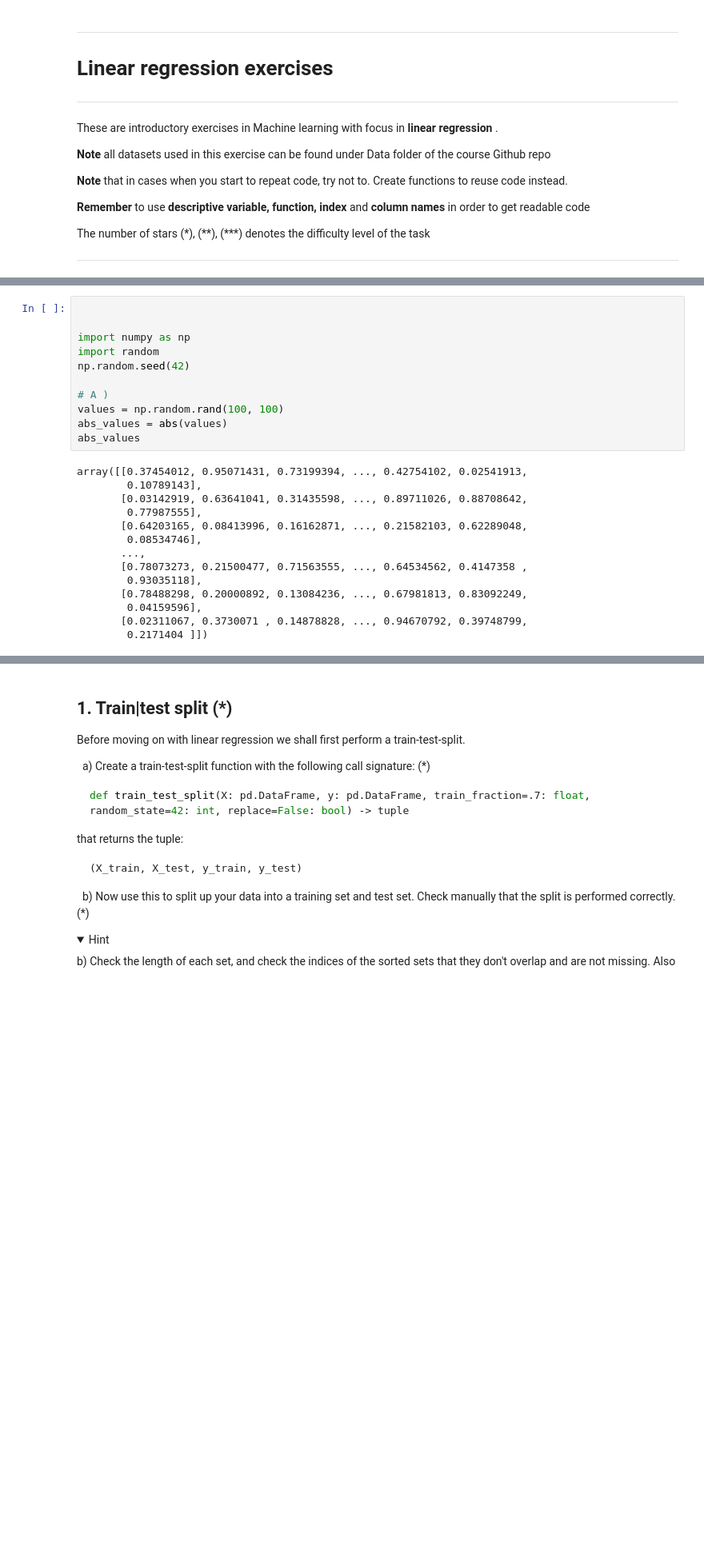
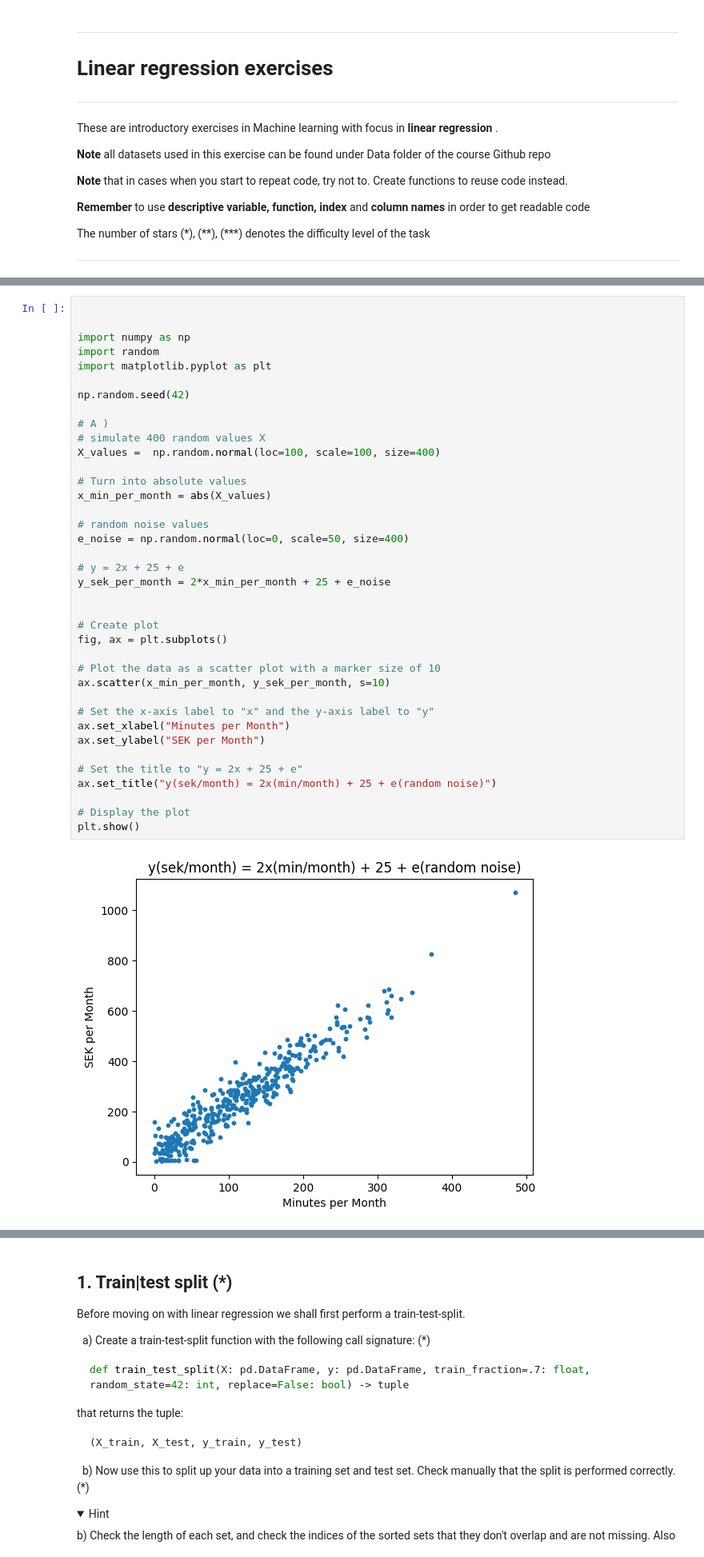
Before and after one commit to smlatic/Machine-Learning-ITHS, a Jupyter notebook: Exercises/E00_linear_regression.ipynb, the cells around one changed output, grey strips where cells are left out. Shown: that part at 80% size. Saved outputs shown, nothing was run; the diff lists cells and outputs as text; folded sections open; blank space fills up the shorter version.

```diff
--- a/Exercises/E00_linear_regression.ipynb
+++ b/Exercises/E00_linear_regression.ipynb
@@ -76,28 +76,43 @@ df.head()
 </details>
 
 ---
-# %%
-
-
-import numpy as np
-import random
-np.random.seed(42)
-
-# A )
-values = np.random.rand(100, 100)
-abs_values = abs(values)
-abs_values
-# %% [output]
-array([[0.37454012, 0.95071431, 0.73199394, ..., 0.42754102, 0.02541913,
-        0.10789143],
-       [0.03142919, 0.63641041, 0.31435598, ..., 0.89711026, 0.88708642,
-        0.77987555],
-       [0.64203165, 0.08413996, 0.16162871, ..., 0.21582103, 0.62289048,
-        0.08534746],
-       ...,
-       [0.78073273, 0.21500477, 0.71563555, ..., 0.64534562, 0.4147358 ,
-        0.93035118],
-       [0.78488298, 0.20000892, 0.13084236, ..., 0.67981813, 0.83092249,
-        0.04159596],
-       [0.02311067, 0.3730071 , 0.14878828, ..., 0.94670792, 0.39748799,
-        0.2171404 ]])
+# %%
+
+
+import numpy as np
+import random
+import matplotlib.pyplot as plt
+
+np.random.seed(42)
+
+# A )
+# simulate 400 random values X
+X_values =  np.random.normal(loc=100, scale=100, size=400)
+
+# Turn into absolute values
+x_min_per_month = abs(X_values)
+
+# random noise values
+e_noise = np.random.normal(loc=0, scale=50, size=400)
+
+# y = 2x + 25 + e
+y_sek_per_month = 2*x_min_per_month + 25 + e_noise
+
+
+# Create plot
+fig, ax = plt.subplots()
+
+# Plot the data as a scatter plot with a marker size of 10
+ax.scatter(x_min_per_month, y_sek_per_month, s=10)
+
+# Set the x-axis label to "x" and the y-axis label to "y"
+ax.set_xlabel("Minutes per Month")
+ax.set_ylabel("SEK per Month")
+
+# Set the title to "y = 2x + 25 + e"
+ax.set_title("y(sek/month) = 2x(min/month) + 25 + e(random noise)")
+
+# Display the plot
+plt.show()
+# %% [output]
+[figure, added]
```
Also changed, not shown: parts of 1 cell of this notebook.
